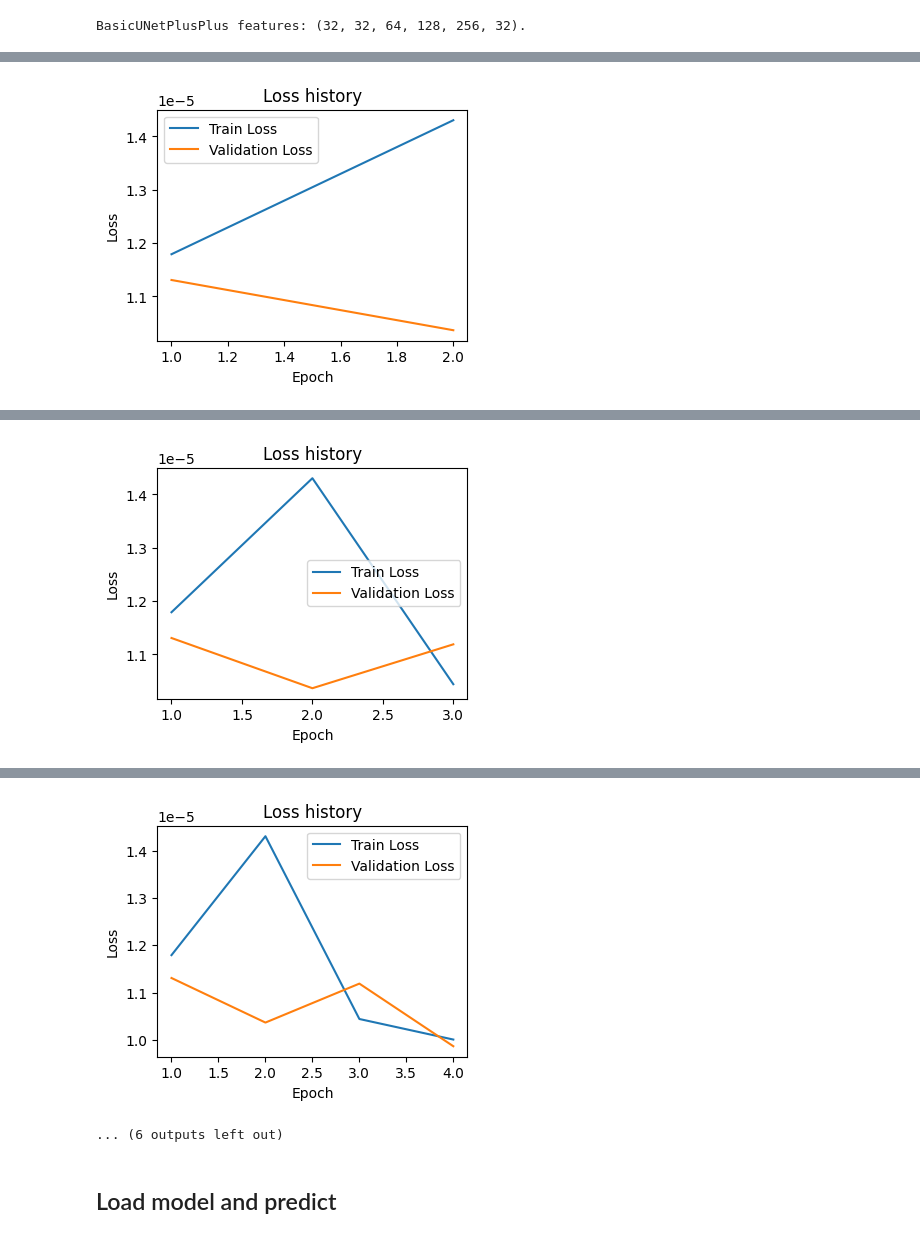
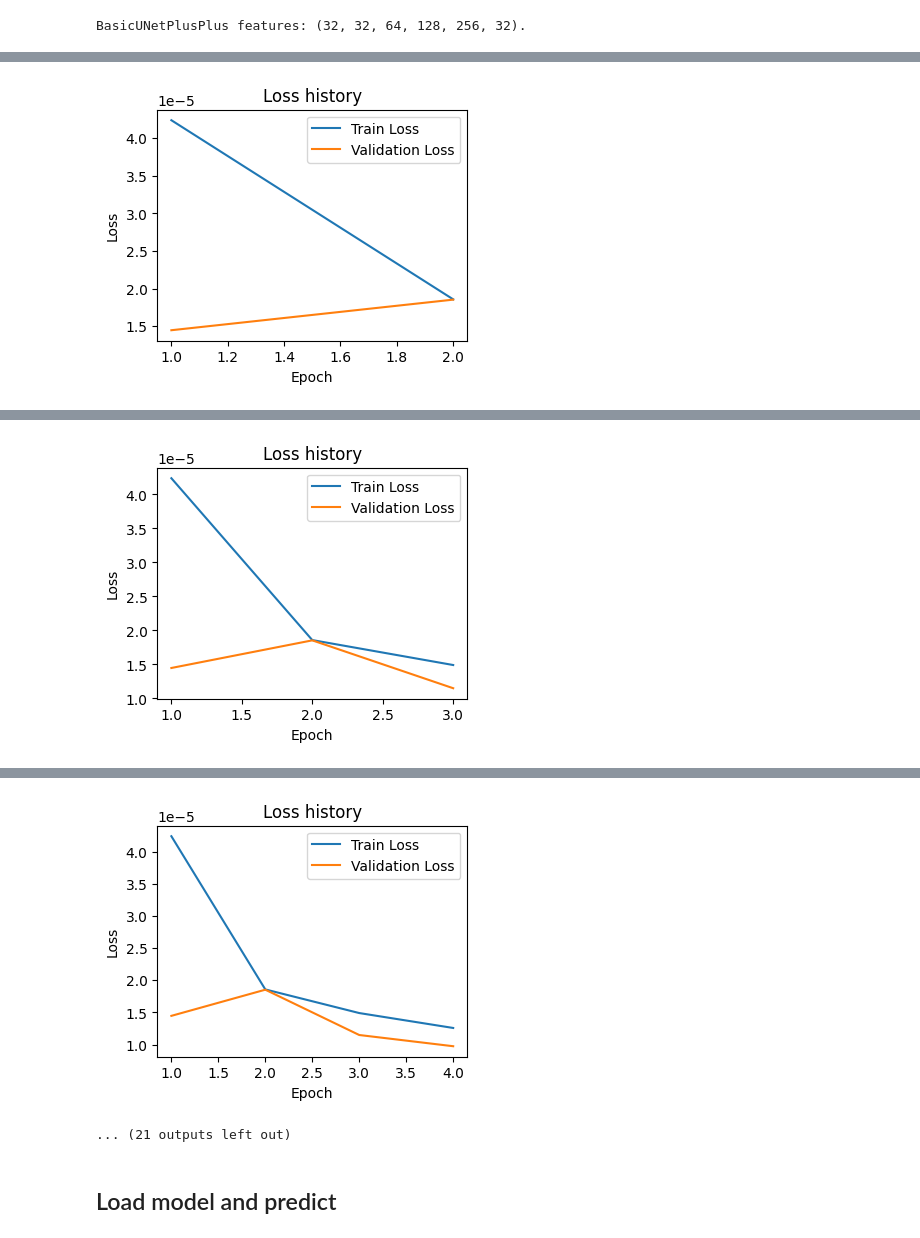
Before and after one commit to drci-foch/BOOSTER-AIC, a Jupyter notebook: algo/UNet/UNet_Training.ipynb, the cells around one changed output, grey strips where cells are left out. Drawn from its saved outputs; the diff is of its cells as text; code cells hidden in the pictures.

```diff
--- a/algo/UNet/UNet_Training.ipynb
+++ b/algo/UNet/UNet_Training.ipynb
@@ -213,7 +213,7 @@ focal_loss = monai.losses.FocalLoss(gamma=6, alpha=0.75)
 learning_rate = 0.001
 optimizer = torch.optim.Adam(model.parameters(), lr=learning_rate)
 # %%
-checkpoint_location = "D:\\data_ETIS_781\\Training\\Checkpoints\\model\\SWI_TOF3D_2channel\\581x25_gamma6\\train_581x25_gamma6_checkpoint.pth"
+checkpoint_location = "D:\\data_ETIS_781\\Training\\Checkpoints\\model\\SWI_TOF3D_2channel\\581x25_gamma6\\train_2ch_581x25_gamma6_checkpoint.pth"
 
-train.train_model(model, focal_loss, optimizer, train_patches_loader, val_patches_loader, ["swi_image", "tof_image"], num_epochs=10, starting_epoch=5, load_from_checkpoint=True, load_checkpoint_location=checkpoint_location, save_checkpoint_flag=True, save_checkpoint_location=checkpoint_location, display_loss=True)
+train.train_model(model, focal_loss, optimizer, train_patches_loader, val_patches_loader, ["swi_image", "tof_image"], num_epochs=10, starting_epoch=0, load_from_checkpoint=False, save_checkpoint_flag=True, save_checkpoint_location=checkpoint_location, display_loss=True)
 # %% [output]
@@ -225 +225 @@ Epoch 6/10, Validation Loss: 0.00001037
-[figure, old version]
+[figure, new version]
@@ -228 +228 @@ Epoch 7/10, Validation Loss: 0.00001119
-[figure, old version]
+[figure, new version]
@@ -231,3 +231,3 @@ Epoch 8/10, Validation Loss: 0.00000987
-[figure, old version]
+[figure, new version]
-... (6 outputs left out)
+... (21 outputs left out)
 # %%
```
Also changed, not shown: parts of 11 cells of this notebook, 2 other files.
